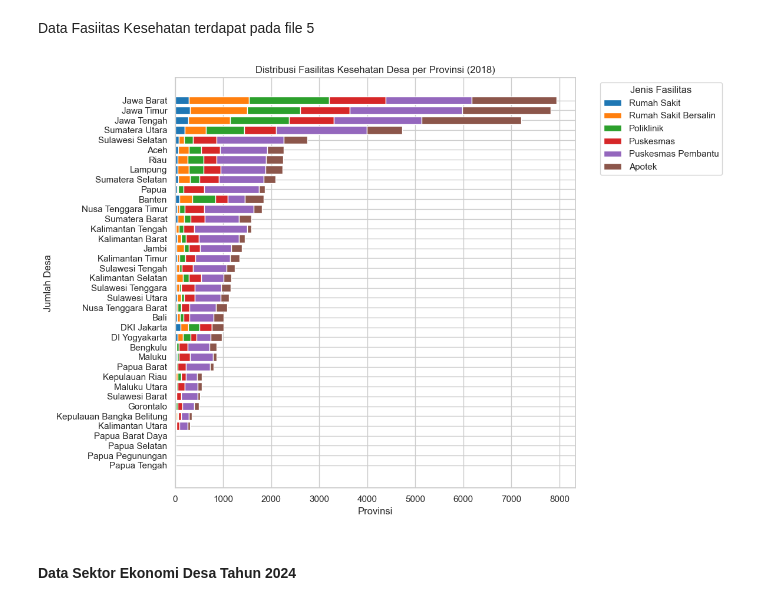
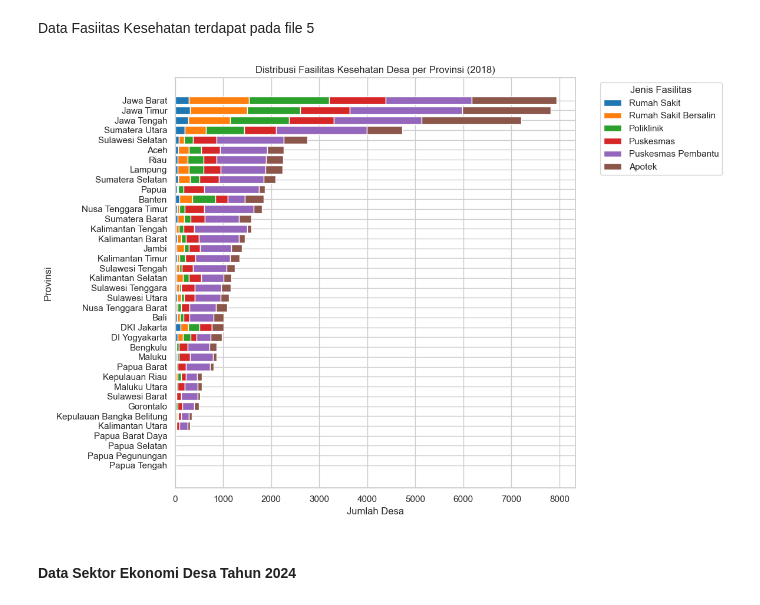
Before and after one commit to naufaldahafizh/potensi-desa-2024, a Jupyter notebook: tahap_2-analisis_potensi_desa_2024.ipynb, the cells around one changed output. Saved outputs shown, nothing was run; the diff lists cells and outputs as text; code cells hidden in the pictures.

```diff
--- a/tahap_2-analisis_potensi_desa_2024.ipynb
+++ b/tahap_2-analisis_potensi_desa_2024.ipynb
@@ -463,27 +465,27 @@ df_05['Provinsi'] = df_05['Provinsi'].str.title().replace(peta_provinsi)
 # %%
 # Visualisasi Stacked Bar Chart untuk Jumlah Desa per Jenis Fasilitas Kesehatan Tahun 2018
 # Urutkan provinsi berdasarkan total fasilitas
 df_05['Total'] = df_05.drop(columns=['Provinsi']).sum(axis=1)
 df_05 = df_05.sort_values('Total', ascending=True)
 
 colors = sns.color_palette("tab10", n_colors=len(df_05.columns) - 2)
 
 plt.figure(figsize=(12, 8))
 lefts = [0] * len(df_05)
 df_05.columns = [re.sub(r'_\d{4}$', '', col) for col in df_05.columns]
 
 for i, fasilitas in enumerate(df_05.columns[1:-1]):
     plt.barh(df_05['Provinsi'], df_05[fasilitas], left=lefts, color=colors[i], label=fasilitas)
     lefts = [x + y for x, y in zip(lefts, df_05[fasilitas])]
 
-plt.xlabel("Provinsi")
-plt.ylabel("Jumlah Desa")
+plt.xlabel("Jumlah Desa")
+plt.ylabel("Provinsi")
 plt.title("Distribusi Fasilitas Kesehatan Desa per Provinsi (2018)")
 plt.legend(title="Jenis Fasilitas", bbox_to_anchor=(1.05, 1), loc='upper left')
 plt.tight_layout()
 plt.show()
 # %% [output]
-[figure, old version]
+[figure, new version]
 # %% [markdown]
 #### Data Sektor Ekonomi Desa Tahun 2024
 # %% [markdown]
```
Also changed, not shown: parts of 10 cells of this notebook, 7 other files.
